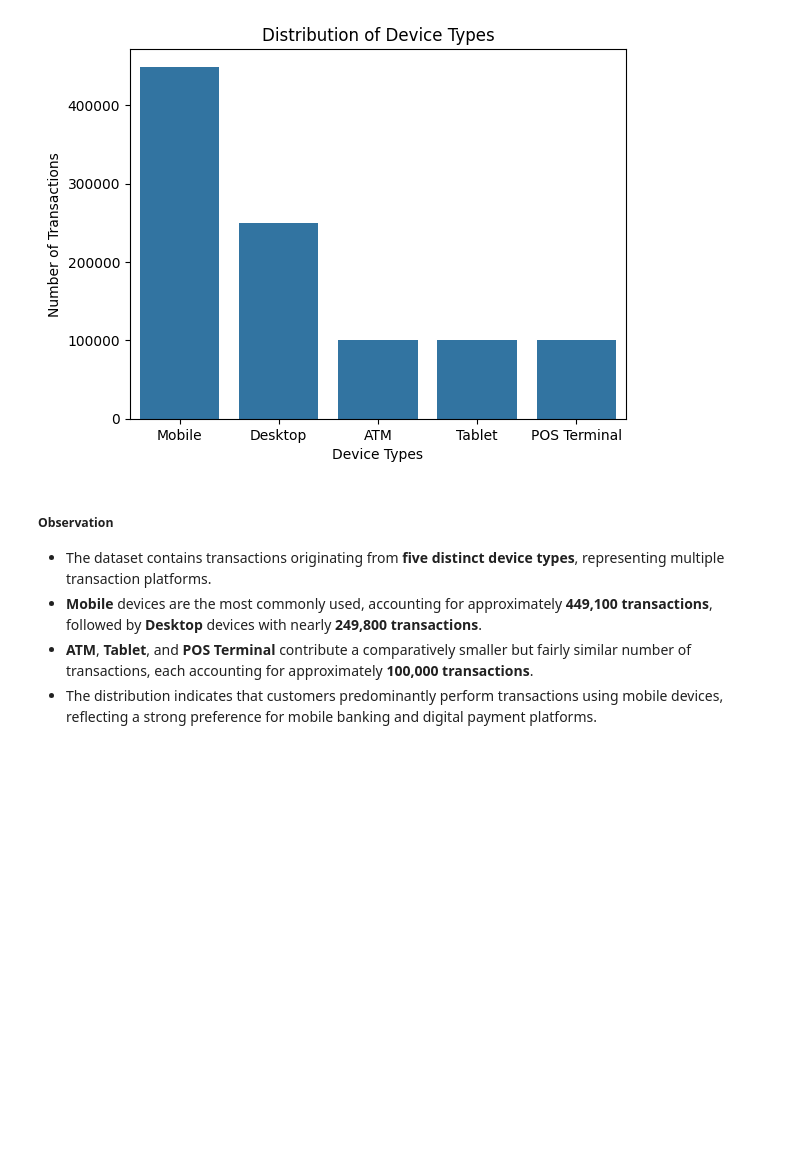
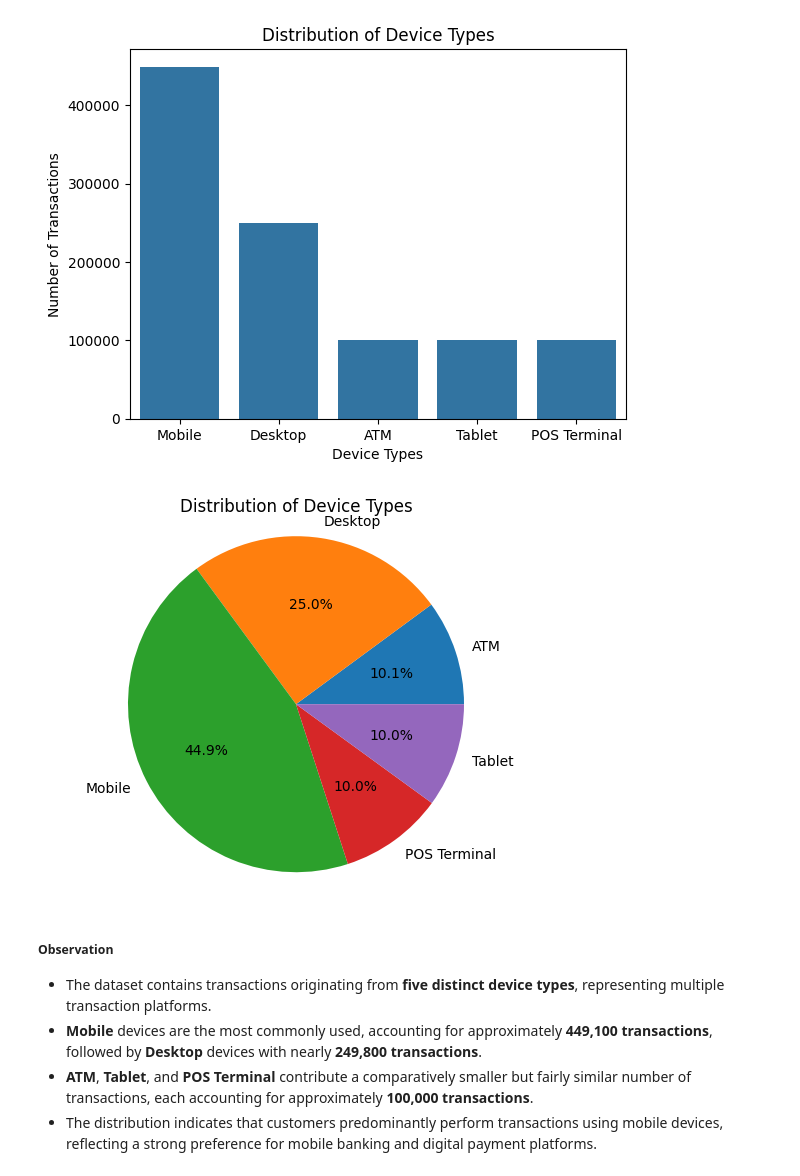
Before and after one commit to abhi-saurav-saroya/bank-fraud-eda, a Jupyter notebook: notebooks/02_exploratory_data_analysis.ipynb, the cells around one changed output. Cells and saved outputs as stored; diff of their text form; code cells hidden in the pictures; blank space fills up the shorter version.

```diff
--- a/notebooks/02_exploratory_data_analysis.ipynb
+++ b/notebooks/02_exploratory_data_analysis.ipynb
@@ -973,6 +987,20 @@ plt.ylabel("Number of Transactions")
 plt.show()
 # %% [output]
 [figure]
+# %%
+plt.pie(
+    df["device_type"].value_counts().sort_index(),
+    labels=["ATM", "Desktop", "Mobile", "POS Terminal", "Tablet"],
+    autopct="%1.1f%%",
+)
+
+plt.title("Distribution of Device Types")
+
+plt.axis("equal")
+
+plt.show()
+# %% [output]
+[figure, added]
 # %% [markdown]
 ##### Observation
 
```
Also changed, not shown: parts of 8 cells of this notebook.
